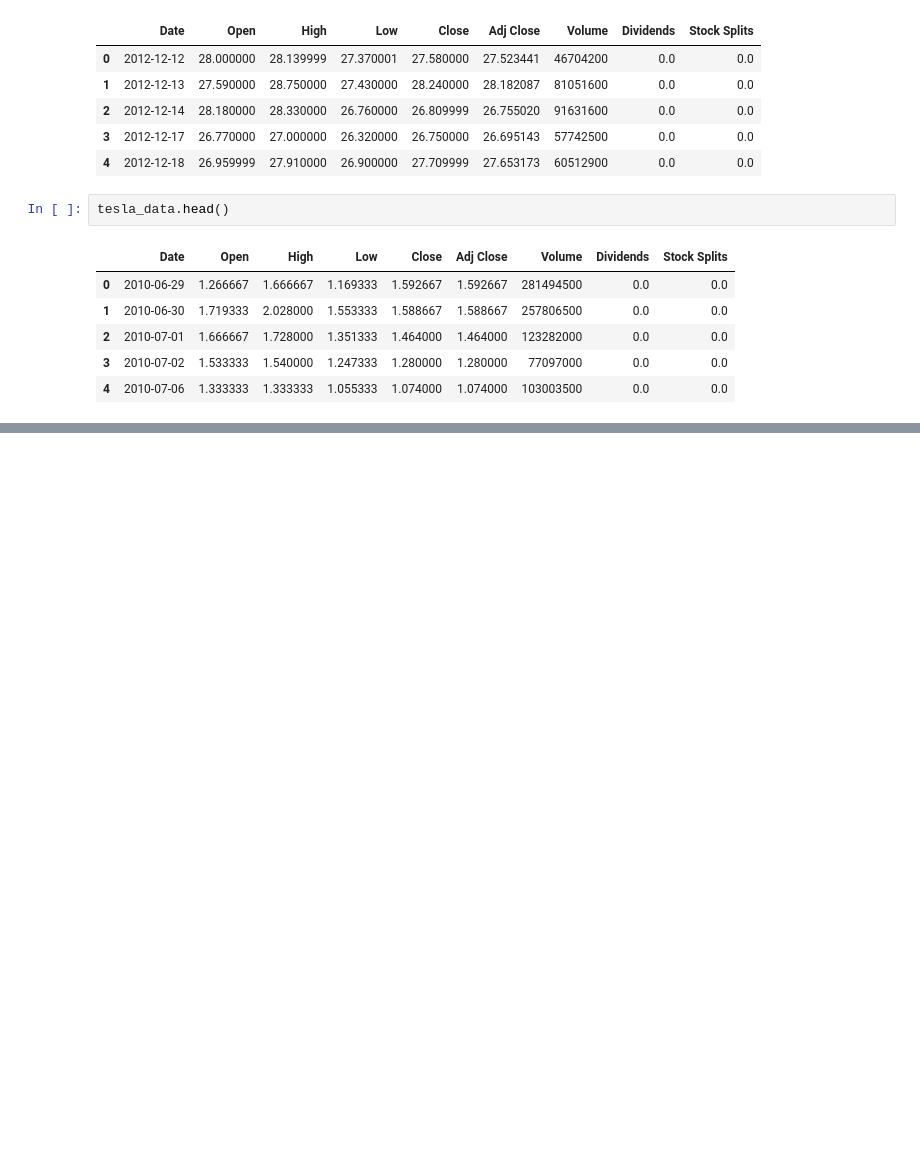
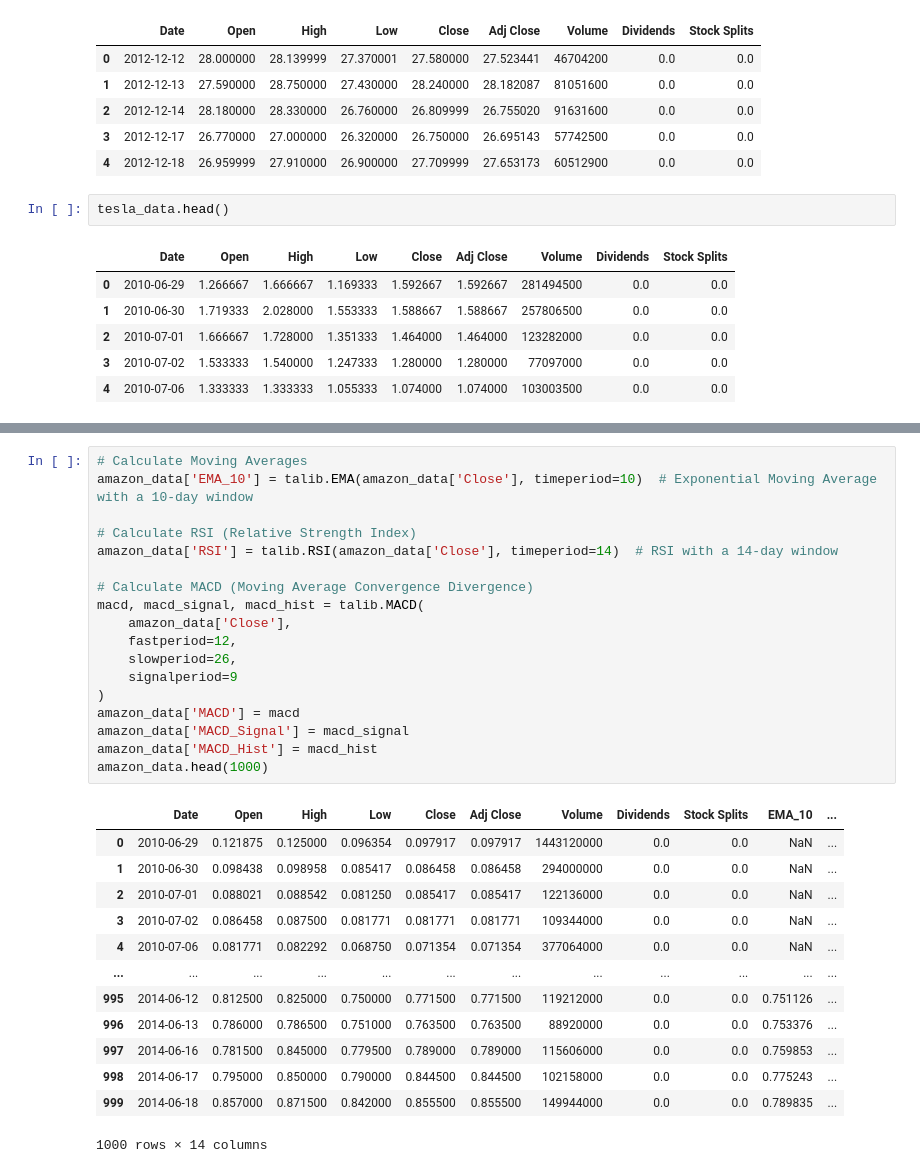
Before and after one commit to yohannesalex/stock-market-predictions, a Jupyter notebook: notebooks/Quantitative analysis.ipynb, the cells around one changed output, grey strips where cells are left out. Saved outputs shown, nothing was run; the diff lists cells and outputs as text; blank space fills up the shorter version.

```diff
--- a/notebooks/Quantitative analysis.ipynb
+++ b/notebooks/Quantitative analysis.ipynb
@@ -73,0 +153,32 @@ tesla_data.head()
+# %%
+# Calculate Moving Averages
+amazon_data['EMA_10'] = talib.EMA(amazon_data['Close'], timeperiod=10)  # Exponential Moving Average with a 10-day window
+
+# Calculate RSI (Relative Strength Index)
+amazon_data['RSI'] = talib.RSI(amazon_data['Close'], timeperiod=14)  # RSI with a 14-day window
+
+# Calculate MACD (Moving Average Convergence Divergence)
+macd, macd_signal, macd_hist = talib.MACD(
+    amazon_data['Close'],
+    fastperiod=12,
+    slowperiod=26,
+    signalperiod=9
+)
+amazon_data['MACD'] = macd
+amazon_data['MACD_Signal'] = macd_signal
+amazon_data['MACD_Hist'] = macd_hist
+amazon_data.head(1000)
+# %% [output]
+|  | Date | Open | High | Low | Close | Adj Close | Volume | Dividends | Stock Splits | EMA_10 | ... |
+| 0 | 2010-06-29 | 0.121875 | 0.125000 | 0.096354 | 0.097917 | 0.097917 | 1443120000 | 0.0 | 0.0 | NaN | ... |
+| 1 | 2010-06-30 | 0.098438 | 0.098958 | 0.085417 | 0.086458 | 0.086458 | 294000000 | 0.0 | 0.0 | NaN | ... |
+| 2 | 2010-07-01 | 0.088021 | 0.088542 | 0.081250 | 0.085417 | 0.085417 | 122136000 | 0.0 | 0.0 | NaN | ... |
+| 3 | 2010-07-02 | 0.086458 | 0.087500 | 0.081771 | 0.081771 | 0.081771 | 109344000 | 0.0 | 0.0 | NaN | ... |
+| 4 | 2010-07-06 | 0.081771 | 0.082292 | 0.068750 | 0.071354 | 0.071354 | 377064000 | 0.0 | 0.0 | NaN | ... |
+| ... | ... | ... | ... | ... | ... | ... | ... | ... | ... | ... | ... |
+| 995 | 2014-06-12 | 0.812500 | 0.825000 | 0.750000 | 0.771500 | 0.771500 | 119212000 | 0.0 | 0.0 | 0.751126 | ... |
+| 996 | 2014-06-13 | 0.786000 | 0.786500 | 0.751000 | 0.763500 | 0.763500 | 88920000 | 0.0 | 0.0 | 0.753376 | ... |
+| 997 | 2014-06-16 | 0.781500 | 0.845000 | 0.779500 | 0.789000 | 0.789000 | 115606000 | 0.0 | 0.0 | 0.759853 | ... |
+| 998 | 2014-06-17 | 0.795000 | 0.850000 | 0.790000 | 0.844500 | 0.844500 | 102158000 | 0.0 | 0.0 | 0.775243 | ... |
+| 999 | 2014-06-18 | 0.857000 | 0.871500 | 0.842000 | 0.855500 | 0.855500 | 149944000 | 0.0 | 0.0 | 0.789835 | ... |
+1000 rows × 14 columns
```
Also changed, not shown: parts of 9 cells of this notebook, 1 other file.
